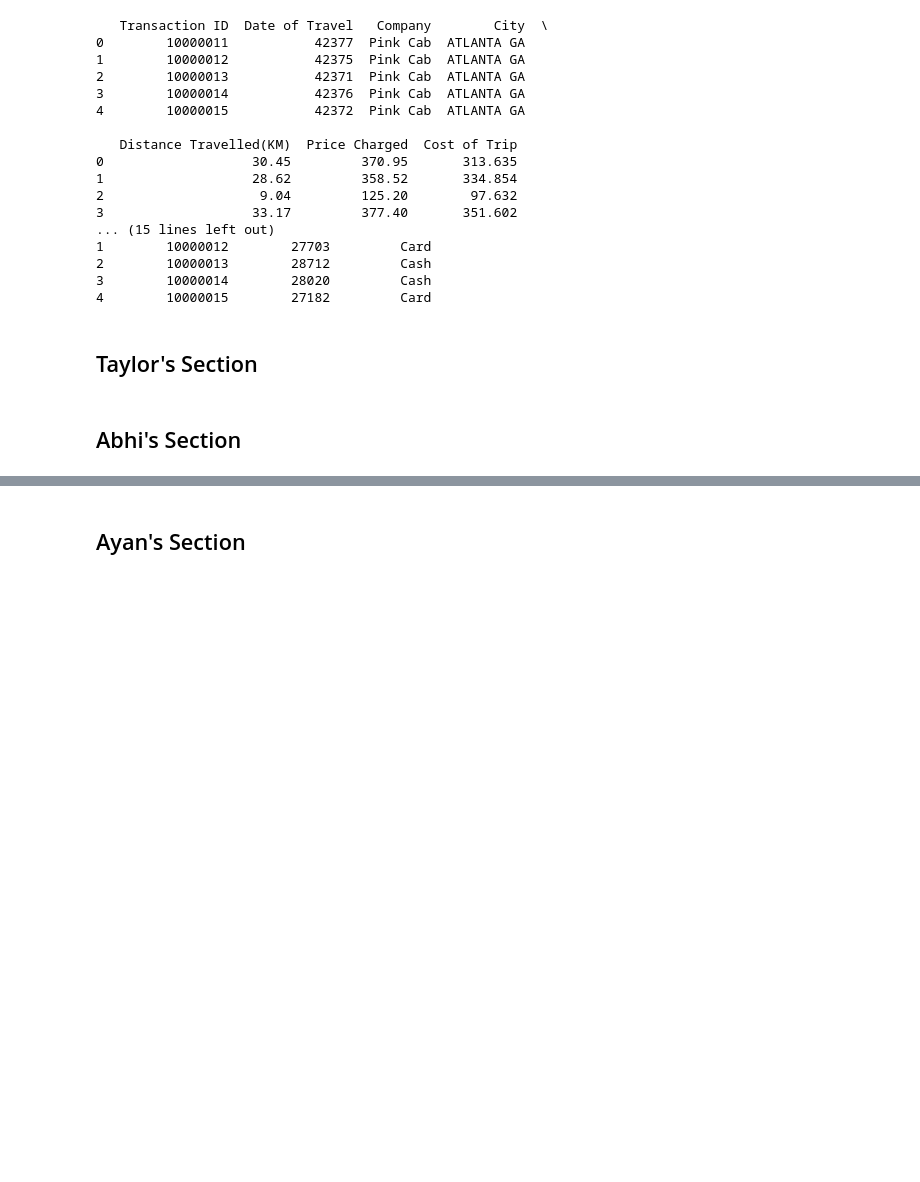
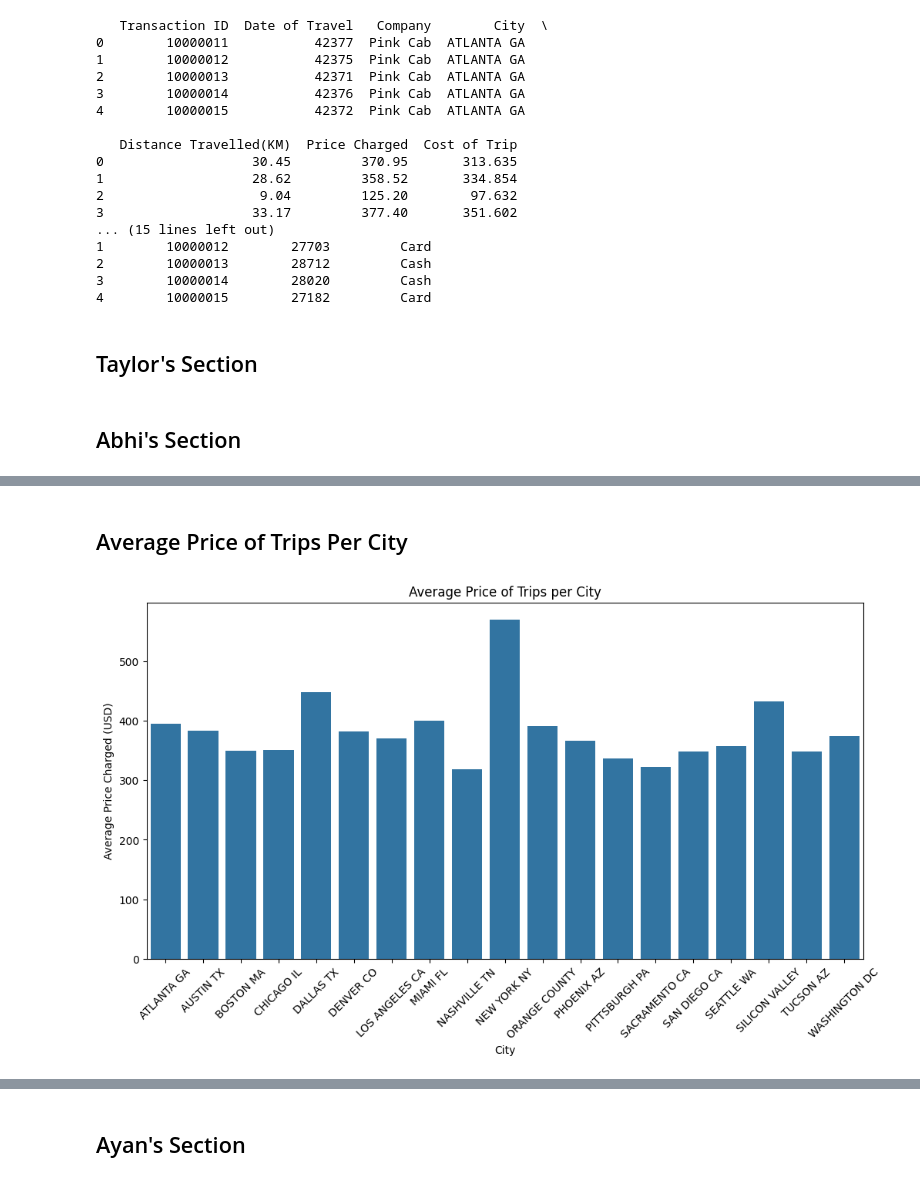
Before and after one commit to Abhig2002/DAT-301---Project-2, a Jupyter notebook: DAT301_Project2.ipynb, the cells around one changed output, grey strips where cells are left out. Drawn from its saved outputs; the diff is of its cells as text; code cells hidden in the pictures; blank space fills up the shorter version.

```diff
--- a/DAT301_Project2.ipynb
+++ b/DAT301_Project2.ipynb
@@ -44,0 +107,16 @@ print(transaction_data.head())
+# %% [markdown]
+## Average Price of Trips Per City
+# %%
+# Calculate average price of trips per city
+avg_price_per_city = taxi_data.groupby('City')['Price Charged'].mean().reset_index()
+
+# Visualization
+plt.figure(figsize=(12, 6))
+sns.barplot(x='City', y='Price Charged', data=avg_price_per_city)
+plt.title('Average Price of Trips per City')
+plt.xlabel('City')
+plt.ylabel('Average Price Charged (USD)')
+plt.xticks(rotation=45)
+plt.show()
+# %% [output]
+[figure, added]
```
Also changed, not shown: parts of 9 cells of this notebook.
